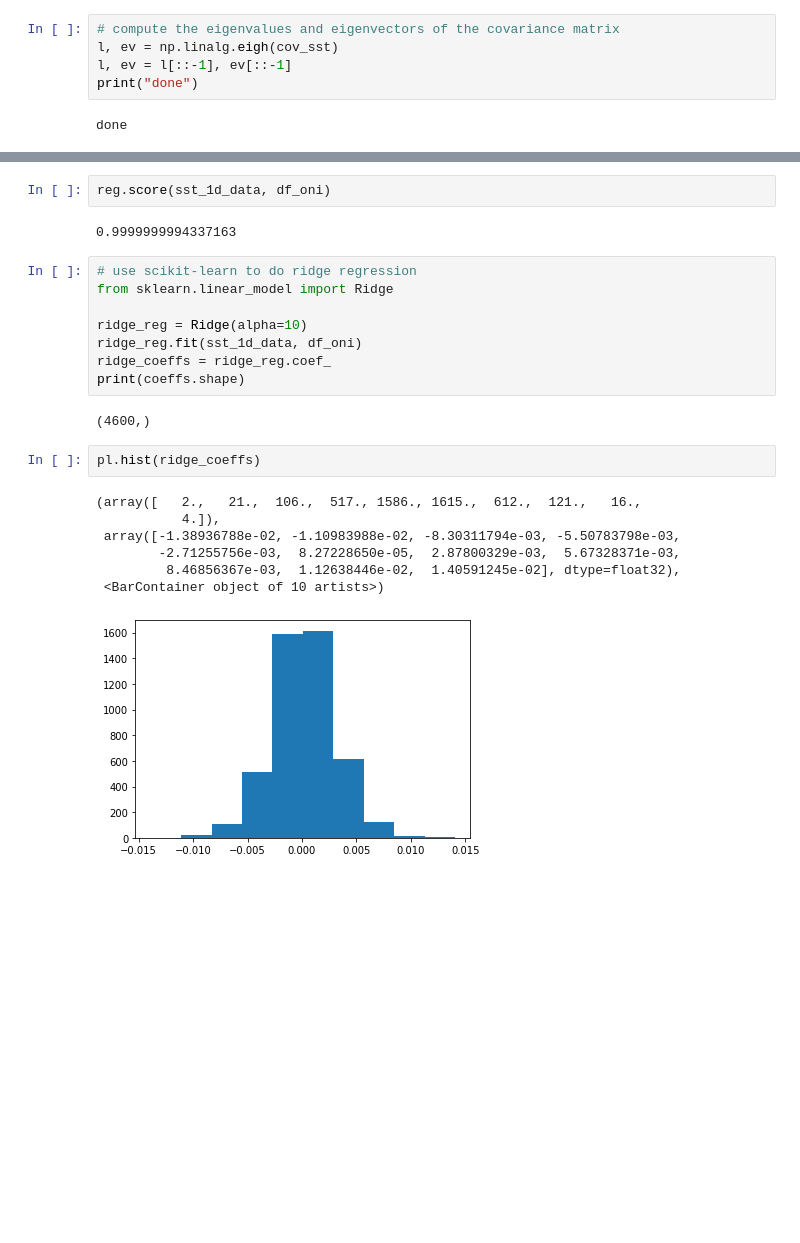
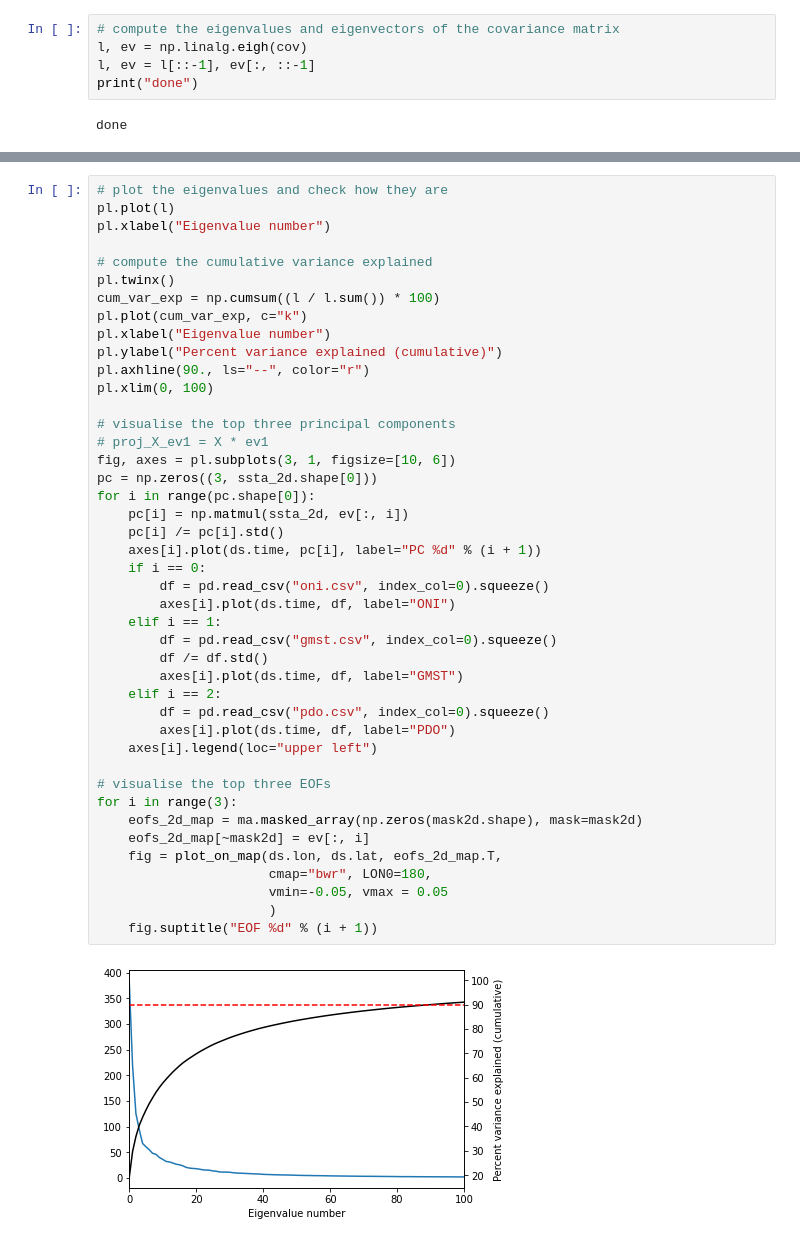
Before and after one commit to mlcs/seminar_ws22, a Jupyter notebook: 02_pca_linreg/pca_linreg_ridgereg_pacific.ipynb, the cells around one changed output, grey strips where cells are left out. Saved outputs shown, nothing was run; the diff lists cells and outputs as text; blank space fills up the shorter version.

```diff
--- a/02_pca_linreg/pca_linreg_ridgereg_pacific.ipynb
+++ b/02_pca_linreg/pca_linreg_ridgereg_pacific.ipynb
@@ -102,7 +135,7 @@ print(cov_sst.shape)
 # %%
 # compute the eigenvalues and eigenvectors of the covariance matrix
-l, ev = np.linalg.eigh(cov_sst)
-l, ev = l[::-1], ev[::-1]
+l, ev = np.linalg.eigh(cov)
+l, ev = l[::-1], ev[:, ::-1]
 print("done")
 # %% [output]
 done
@@ -199,24 +142,45 @@ pl.hist(coeffs)
-# %%
-reg.score(sst_1d_data, df_oni)
-# %% [output]
-0.9999999994337163
-# %%
-# use scikit-learn to do ridge regression
-from sklearn.linear_model import Ridge
-
-ridge_reg = Ridge(alpha=10)
-ridge_reg.fit(sst_1d_data, df_oni)
-ridge_coeffs = ridge_reg.coef_
-print(coeffs.shape)
-# %% [output]
-(4600,)
-# %%
-pl.hist(ridge_coeffs)
-# %% [output]
-(array([   2.,   21.,  106.,  517., 1586., 1615.,  612.,  121.,   16.,
-           4.]),
- array([-1.38936788e-02, -1.10983988e-02, -8.30311794e-03, -5.50783798e-03,
-        -2.71255756e-03,  8.27228650e-05,  2.87800329e-03,  5.67328371e-03,
-         8.46856367e-03,  1.12638446e-02,  1.40591245e-02], dtype=float32),
- <BarContainer object of 10 artists>)
-[figure, removed]
+# %%
+# plot the eigenvalues and check how they are
+pl.plot(l)
+pl.xlabel("Eigenvalue number")
+
+# compute the cumulative variance explained
+pl.twinx()
+cum_var_exp = np.cumsum((l / l.sum()) * 100)
+pl.plot(cum_var_exp, c="k")
+pl.xlabel("Eigenvalue number")
+pl.ylabel("Percent variance explained (cumulative)")
+pl.axhline(90., ls="--", color="r")
+pl.xlim(0, 100)
+
+# visualise the top three principal components
+# proj_X_ev1 = X * ev1
+fig, axes = pl.subplots(3, 1, figsize=[10, 6])
+pc = np.zeros((3, ssta_2d.shape[0]))
+for i in range(pc.shape[0]):
+    pc[i] = np.matmul(ssta_2d, ev[:, i])
+    pc[i] /= pc[i].std()
+    axes[i].plot(ds.time, pc[i], label="PC %d" % (i + 1))
+    if i == 0:
+        df = pd.read_csv("oni.csv", index_col=0).squeeze()
+        axes[i].plot(ds.time, df, label="ONI")
+    elif i == 1:
+        df = pd.read_csv("gmst.csv", index_col=0).squeeze()
+        df /= df.std()
+        axes[i].plot(ds.time, df, label="GMST")
+    elif i == 2:
+        df = pd.read_csv("pdo.csv", index_col=0).squeeze()
+        axes[i].plot(ds.time, df, label="PDO")
+    axes[i].legend(loc="upper left")
+
+# visualise the top three EOFs
+for i in range(3):
+    eofs_2d_map = ma.masked_array(np.zeros(mask2d.shape), mask=mask2d)
+    eofs_2d_map[~mask2d] = ev[:, i]
+    fig = plot_on_map(ds.lon, ds.lat, eofs_2d_map.T,
+                      cmap="bwr", LON0=180,
+                      vmin=-0.05, vmax = 0.05
+                      )
+    fig.suptitle("EOF %d" % (i + 1))
+# %% [output]
+[figure, added]
```
Also changed, not shown: parts of 20 cells of this notebook.
